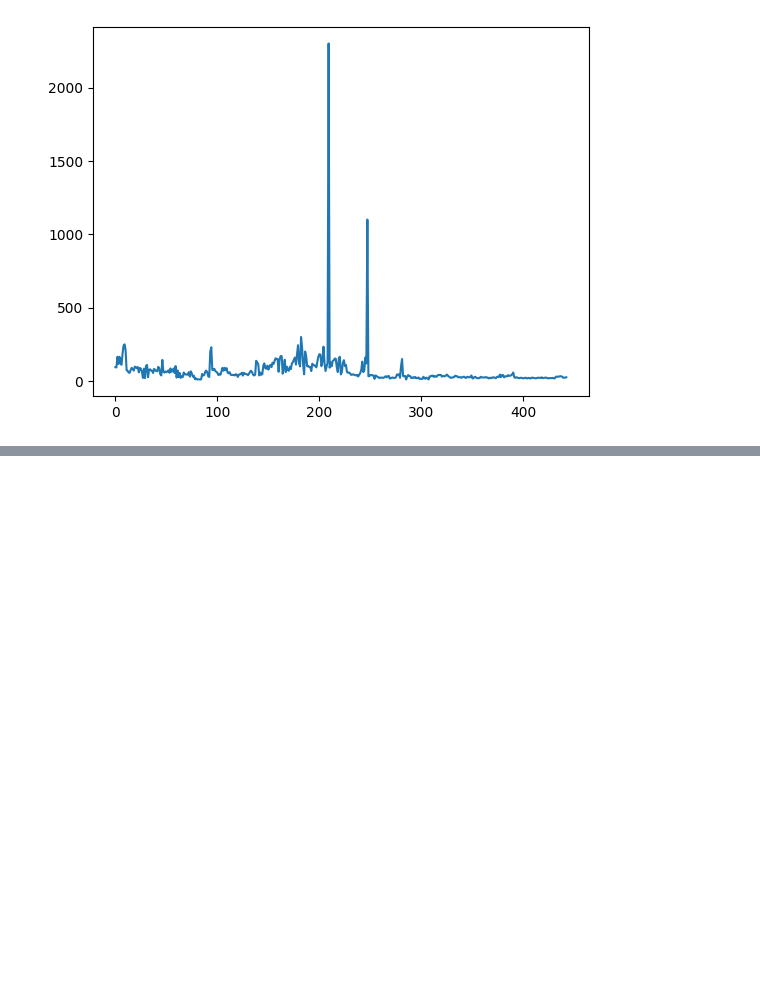
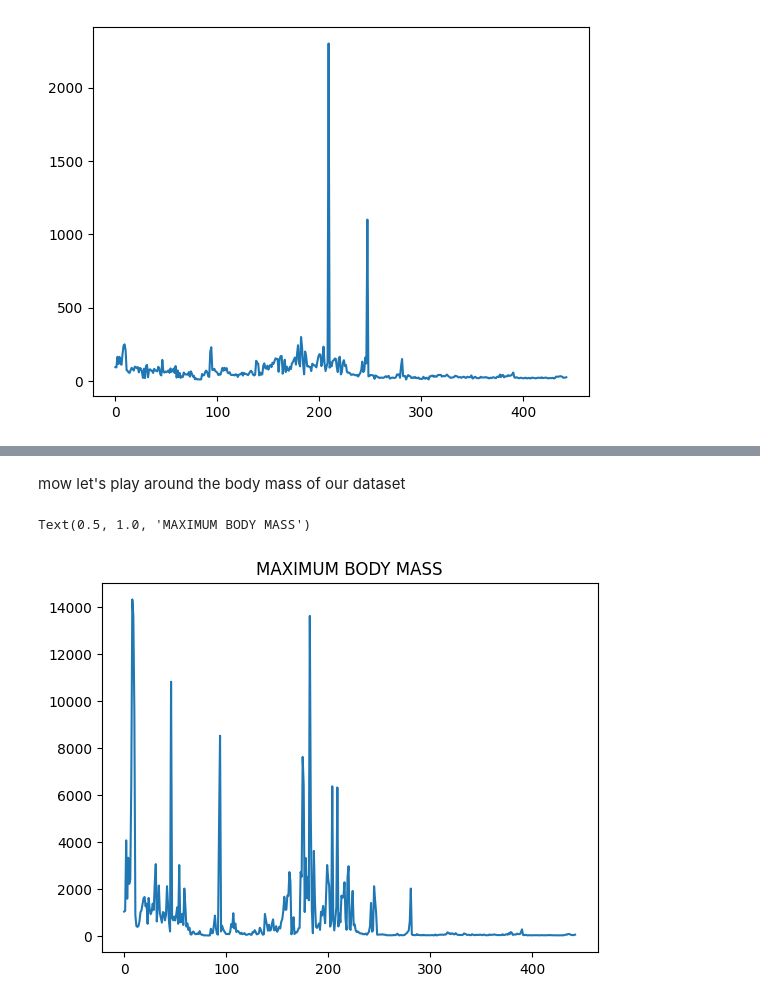
Before and after one commit to DataScienceAbubakar/Data-Science-Assignment, a Jupyter notebook: data_visualization/assignment.ipynb, the cells around one changed output, grey strips where cells are left out. Saved outputs shown, nothing was run; the diff lists cells and outputs as text; code cells hidden in the pictures; blank space fills up the shorter version.

```diff
--- a/data_visualization/assignment.ipynb
+++ b/data_visualization/assignment.ipynb
@@ -61,0 +109,9 @@ wingspn.plot()
+# %% [markdown]
+mow let's play around the body mass of our dataset
+# %%
+bmass = birds['MaxBodyMass']
+bmass.plot()
+plt.title('MAXIMUM BODY MASS')
+# %% [output]
+Text(0.5, 1.0, 'MAXIMUM BODY MASS')
+[figure, added]
```
Also changed, not shown: parts of 7 cells of this notebook.
